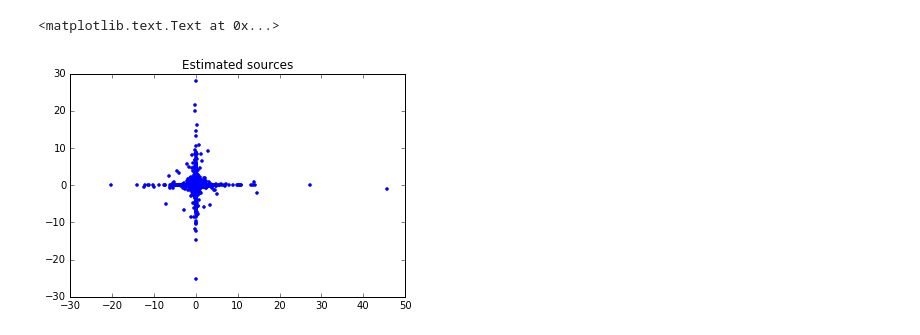
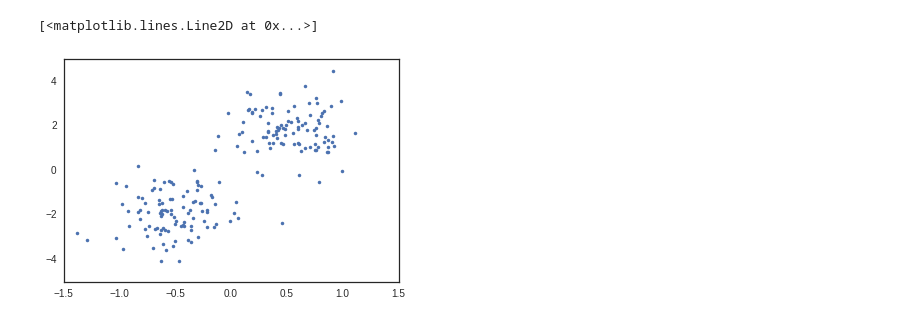
Before and after one commit to alvarouc/ica, a Jupyter notebook: ICA-DEMO.ipynb, the cells around one changed output. Saved outputs shown, nothing was run; the diff lists cells and outputs as text; code cells hidden in the pictures.

```diff
--- a/ICA-DEMO.ipynb
+++ b/ICA-DEMO.ipynb
@@ -36,0 +147,15 @@ Step 75: Lrate 7.7e-06,Wchange 4.3e-07,Angle 106.62
+# %%
+A0 = np.random.multivariate_normal([-2,2],np.eye(2),100)
+A1 = np.random.multivariate_normal([2,-2],np.eye(2),100)
+
+A = np.vstack((A0,A1))
+
+plt.plot(A[:,0], A[:,1],'.')
+
+X = np.dot(A,S_true)
+print(X.shape)
+
+A_pred, S_pred, W = ica1(X,2)
+
+plt.figure()
+plt.plot(X[0,:],X[1,:],'.')
@@ -37,6 +168,5 @@ Step 75: Lrate 7.7e-06,Wchange 4.3e-07,Angle 106.62
 # %%
-plt.plot(S[0,:], S[1,:], '.'),
-plt.title('Estimated sources')
+plt.plot(A_pred[:,0], A_pred[:,1],'.')
 # %% [output]
-<matplotlib.text.Text at 0x...>
+[<matplotlib.lines.Line2D at 0x...>]
-[figure, old version]
+[figure, new version]
```
Also changed, not shown: parts of 8 cells of this notebook, 2 other files.
